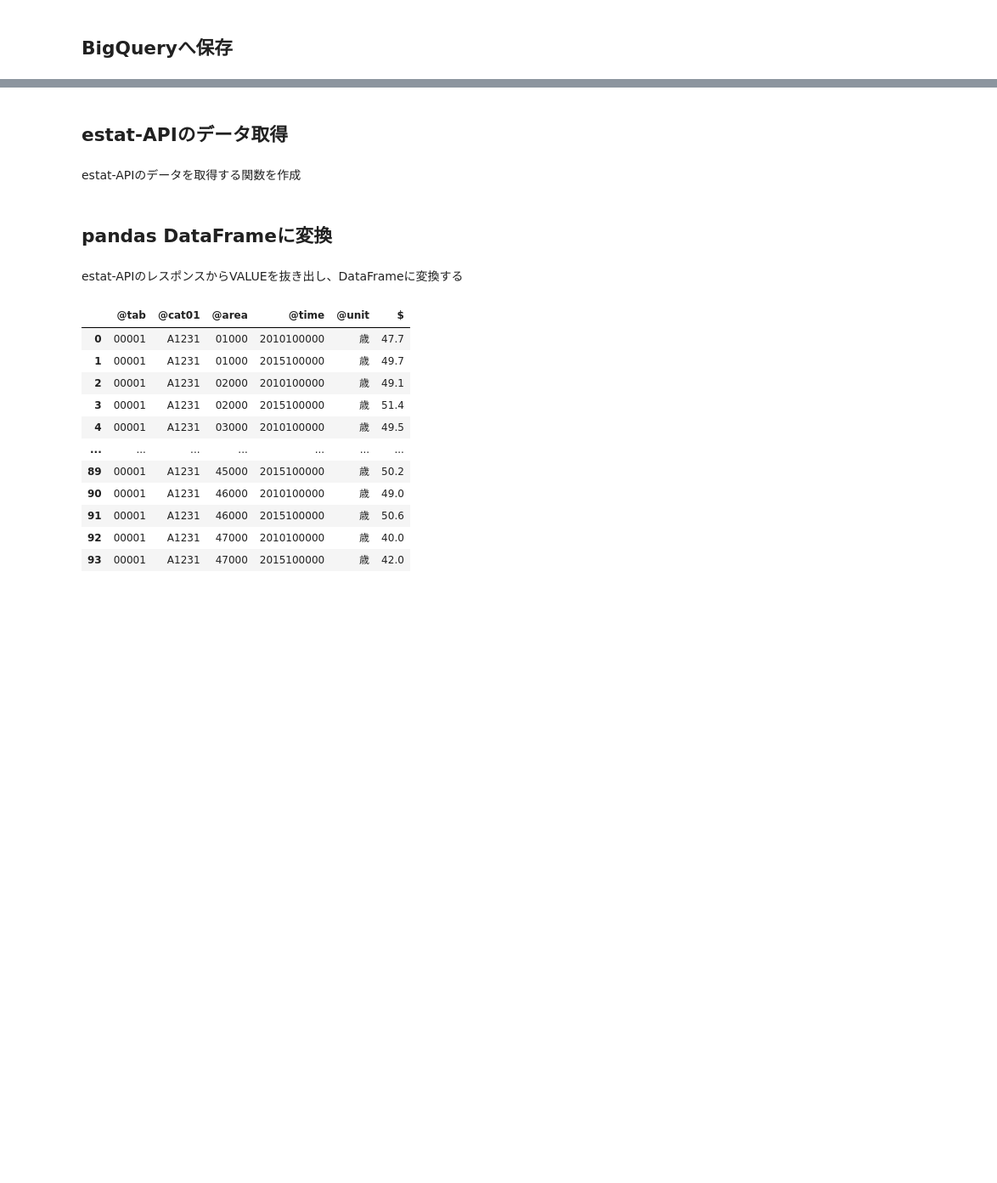
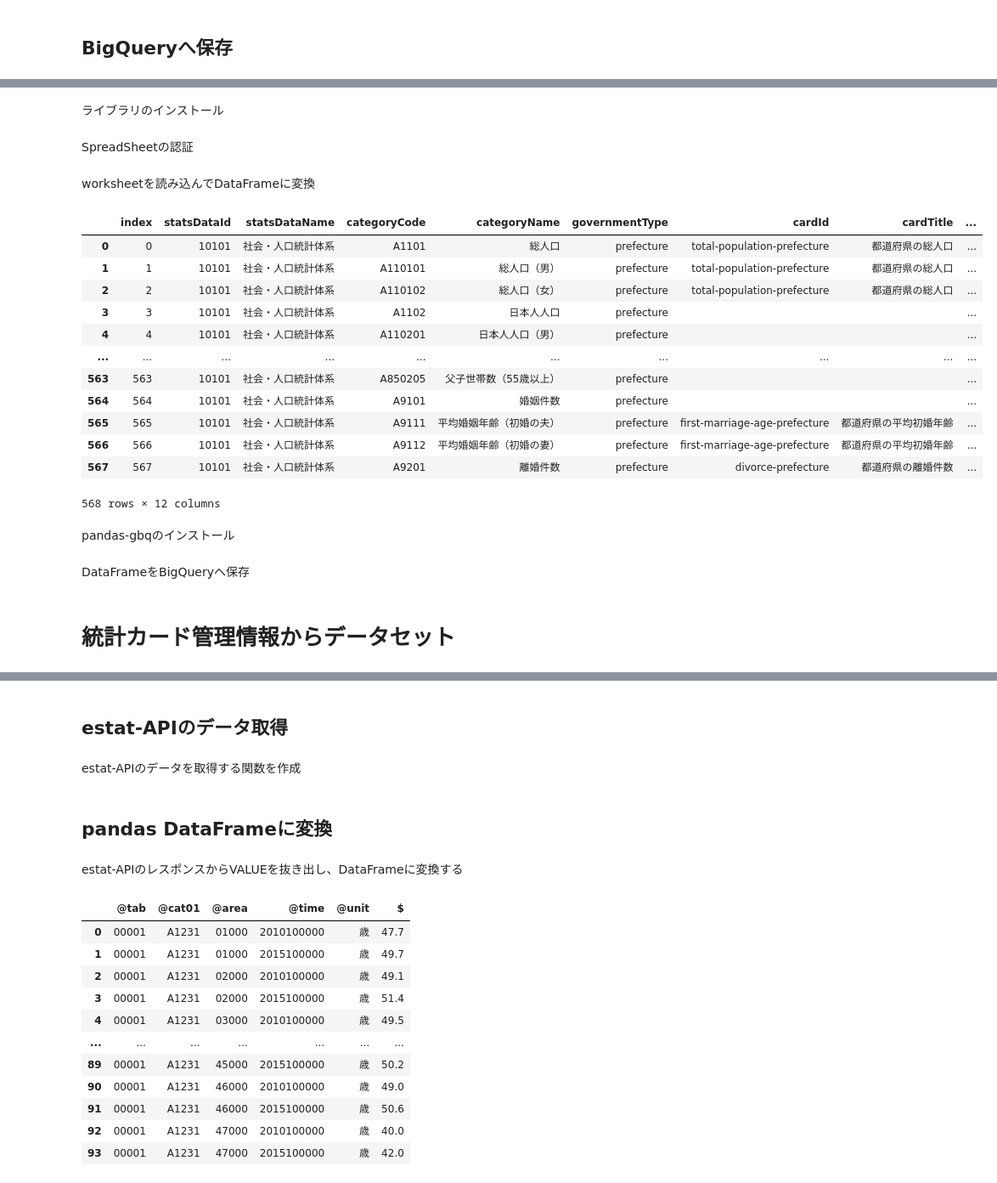
Before and after one commit to dicechick373/dicechick373, a Jupyter notebook: statistics_hyogoの統計カード管理.ipynb, the cells around one changed output, grey strips where cells are left out. Shown at 85% size. Drawn from its saved outputs; the diff is of its cells as text; code cells hidden in the pictures; blank space fills up the shorter version.

Commit message:
Colaboratory を使用して作成しました

```diff
--- a/statistics_hyogoの統計カード管理.ipynb
+++ b/statistics_hyogoの統計カード管理.ipynb
@@ -162,0 +149,2 @@ areaは全都道府県を指定
+# %% [markdown]
+ライブラリのインストール
@@ -162,0 +153,38 @@ areaは全都道府県を指定
+# %% [markdown]
+SpreadSheetの認証
+# %%
+from google.colab import auth
+from google.auth import default
+import gspread
+
+auth.authenticate_user()
+creds, _ = default()
+gc = gspread.authorize(creds)
+# %% [markdown]
+worksheetを読み込んでDataFrameに変換
+# %%
+# スプレッドシートの情報
+ss_id = "1mAv2gx9khNOty_ILu3aJjJz0uoRkARzwoaG4VBUSNG4"
+workbook = gc.open_by_key(ss_id)
+worksheet = workbook.worksheet("シート1")
+
+# DataFrameに格納
+dic = worksheet.get_all_records(head=1)
+df = pd.DataFrame(dic)
+df
+# %% [output]
+|  | index | statsDataId | statsDataName | categoryCode | categoryName | governmentType | cardId | cardTitle | ... |
+| 0 | 0 | 10101 | 社会・人口統計体系 | A1101 | 総人口 | prefecture | total-population-prefecture | 都道府県の総人口 | ... |
+| 1 | 1 | 10101 | 社会・人口統計体系 | A110101 | 総人口（男） | prefecture | total-population-prefecture | 都道府県の総人口 | ... |
+| 2 | 2 | 10101 | 社会・人口統計体系 | A110102 | 総人口（女） | prefecture | total-population-prefecture | 都道府県の総人口 | ... |
+| 3 | 3 | 10101 | 社会・人口統計体系 | A1102 | 日本人人口 | prefecture |  |  | ... |
+| 4 | 4 | 10101 | 社会・人口統計体系 | A110201 | 日本人人口（男） | prefecture |  |  | ... |
+| ... | ... | ... | ... | ... | ... | ... | ... | ... | ... |
+| 563 | 563 | 10101 | 社会・人口統計体系 | A850205 | 父子世帯数（55歳以上） | prefecture |  |  | ... |
+| 564 | 564 | 10101 | 社会・人口統計体系 | A9101 | 婚姻件数 | prefecture |  |  | ... |
+| 565 | 565 | 10101 | 社会・人口統計体系 | A9111 | 平均婚姻年齢（初婚の夫） | prefecture | first-marriage-age-prefecture | 都道府県の平均初婚年齢 | ... |
+| 566 | 566 | 10101 | 社会・人口統計体系 | A9112 | 平均婚姻年齢（初婚の妻） | prefecture | first-marriage-age-prefecture | 都道府県の平均初婚年齢 | ... |
+| 567 | 567 | 10101 | 社会・人口統計体系 | A9201 | 離婚件数 | prefecture | divorce-prefecture | 都道府県の離婚件数 | ... |
+568 rows × 12 columns
+# %% [markdown]
+pandas-gbqのインストール
@@ -162,0 +193,2 @@ areaは全都道府県を指定
+# %% [markdown]
+DataFrameをBigQueryへ保存
@@ -162,0 +205,2 @@ areaは全都道府県を指定
+# %% [markdown]
+# 統計カード管理情報からデータセット
```
Also changed, not shown: parts of 9 cells of this notebook.
